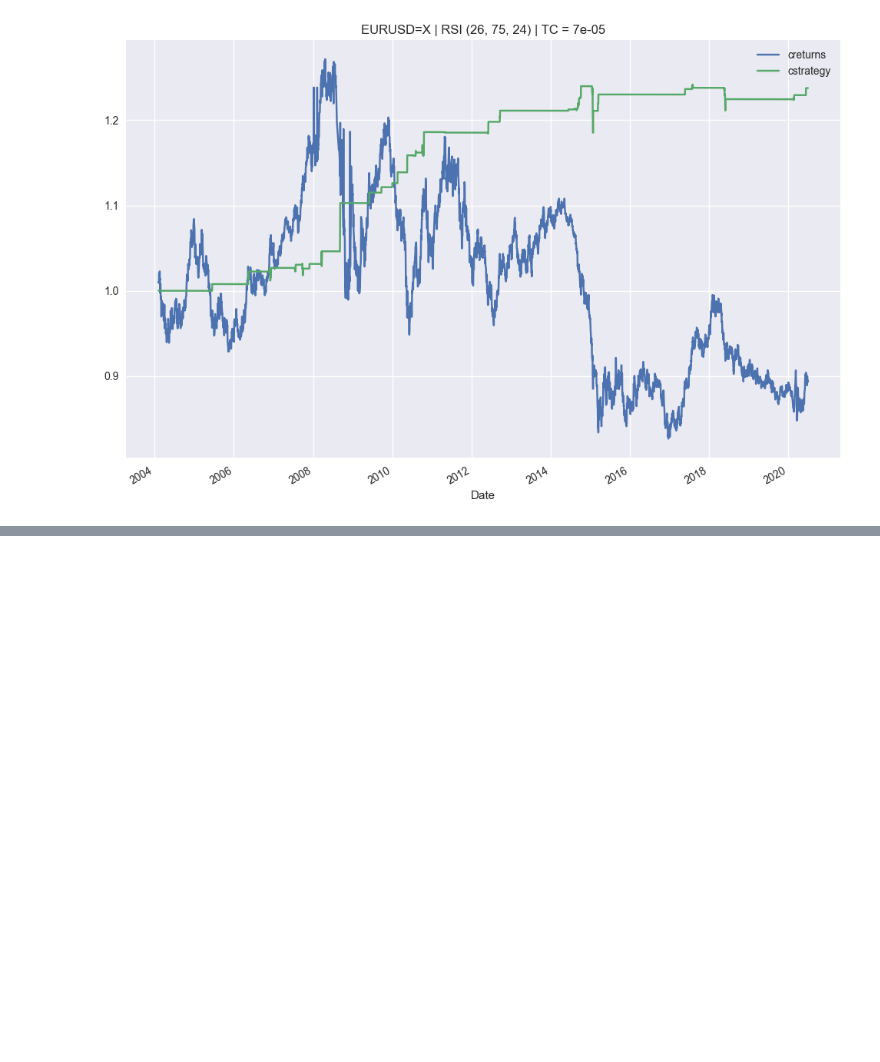
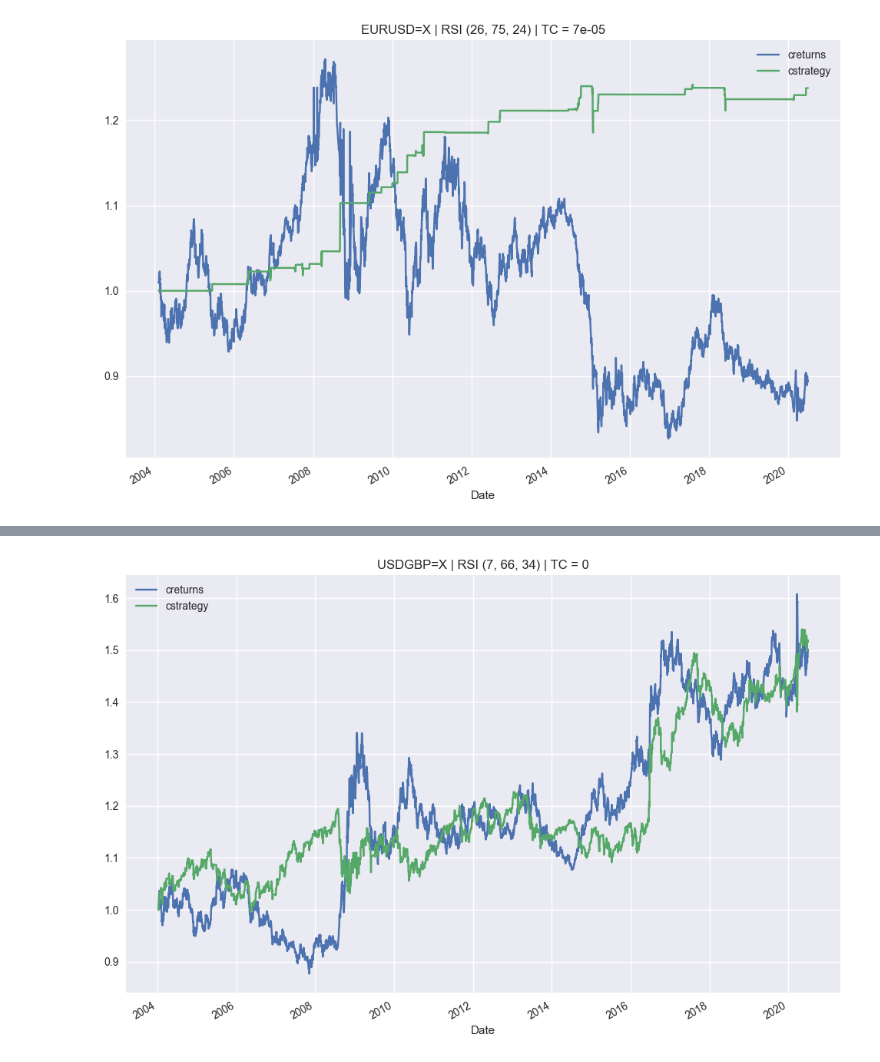
Before and after one commit to AvirukthGT/AlgoTrading, a Jupyter notebook: RSI/RSI.ipynb, the cells around one changed output, grey strips where cells are left out. Drawn from its saved outputs; the diff is of its cells as text; code cells hidden in the pictures; blank space fills up the shorter version.

```diff
--- a/RSI/RSI.ipynb
+++ b/RSI/RSI.ipynb
@@ -257,0 +275,4 @@ tester.plot_results()
+# %%
+tester.plot_results()
+# %% [output]
+[figure, added]
```
Also changed, not shown: parts of 5 cells of this notebook.
